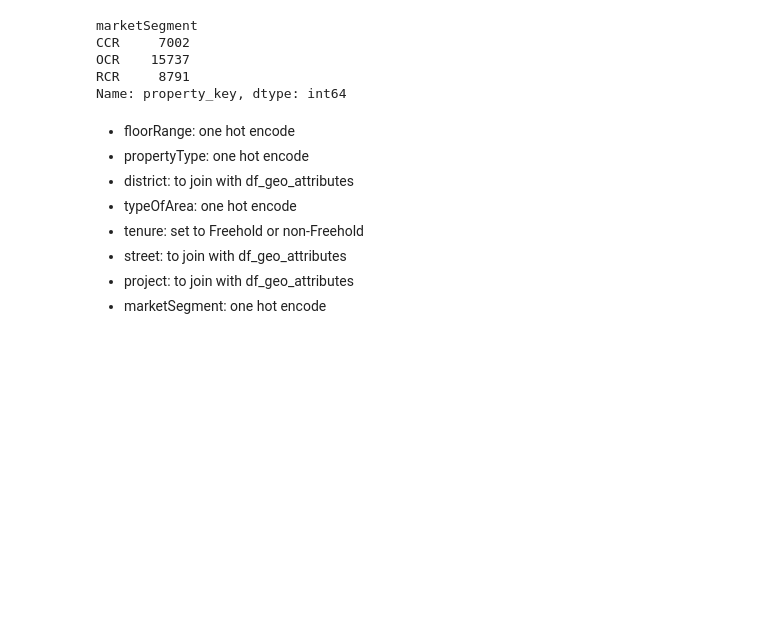
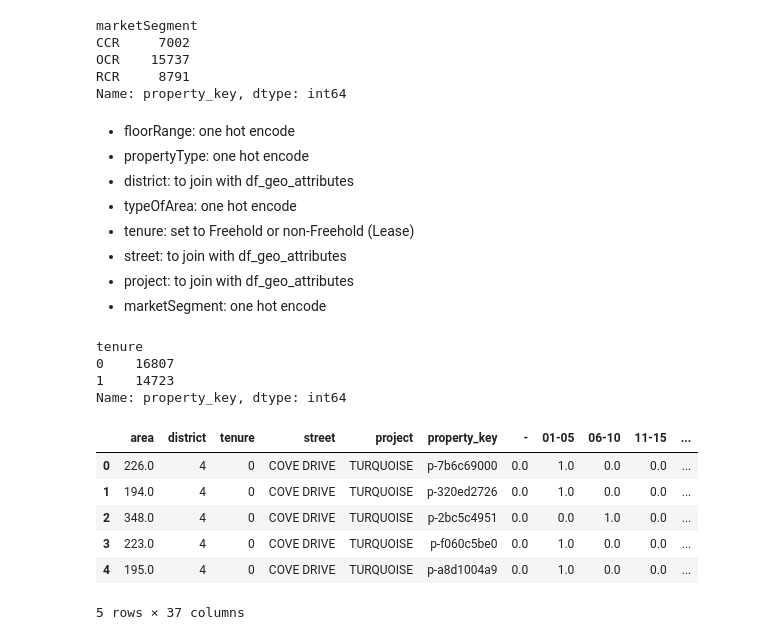
Before and after one commit to lyamlim97/singapore-rental-prediction, a Jupyter notebook: analysis.ipynb, the cells around one changed output. Saved outputs shown, nothing was run; the diff lists cells and outputs as text; code cells hidden in the pictures; blank space fills up the shorter version.

Commit message:
pre-process properties.csv

```diff
--- a/analysis.ipynb
+++ b/analysis.ipynb
@@ -271,7 +272,50 @@ Name: property_key, dtype: int64
 - propertyType: one hot encode
 - district: to join with df_geo_attributes
 - typeOfArea: one hot encode
-- tenure: set to Freehold or non-Freehold
+- tenure: set to Freehold or non-Freehold (Lease)
 - street: to join with df_geo_attributes
 - project: to join with df_geo_attributes
 - marketSegment: one hot encode
+# %%
+def tenure(row):
+    # Change to either Freehold or Lease
+    tenure = row["tenure"]
+    if tenure == "Freehold":
+        row["tenure"] = 1
+    else:
+        row["tenure"] = 0
+    return row
+
+
+df_properties = df_properties.apply(tenure, axis=1)
+# %%
+df_properties.groupby("tenure")["property_key"].agg("count")
+# %% [output]
+tenure
+0    16807
+1    14723
+Name: property_key, dtype: int64
+# %%
+# one hot encode for df_properties
+def one_hot(col, df):
+    ohe = OneHotEncoder()
+    transformed = ohe.fit_transform(df[[col]])
+    df[ohe.categories_[0]] = transformed.toarray()
+    df = df.drop(columns=col)
+
+    return df
+
+
+col_names = ["floorRange", "propertyType", "typeOfArea", "marketSegment"]
+for col in col_names:
+    df_properties = one_hot(col, df_properties)
+# %%
+df_properties.head()
+# %% [output]
+|  | area | district | tenure | street | project | property_key | - | 01-05 | 06-10 | 11-15 | ... |
+| 0 | 226.0 | 4 | 0 | COVE DRIVE | TURQUOISE | p-7b6c69000 | 0.0 | 1.0 | 0.0 | 0.0 | ... |
+| 1 | 194.0 | 4 | 0 | COVE DRIVE | TURQUOISE | p-320ed2726 | 0.0 | 1.0 | 0.0 | 0.0 | ... |
+| 2 | 348.0 | 4 | 0 | COVE DRIVE | TURQUOISE | p-2bc5c4951 | 0.0 | 0.0 | 1.0 | 0.0 | ... |
+| 3 | 223.0 | 4 | 0 | COVE DRIVE | TURQUOISE | p-f060c5be0 | 0.0 | 1.0 | 0.0 | 0.0 | ... |
+| 4 | 195.0 | 4 | 0 | COVE DRIVE | TURQUOISE | p-a8d1004a9 | 0.0 | 1.0 | 0.0 | 0.0 | ... |
+5 rows × 37 columns
```
Also changed, not shown: parts of 1 cell of this notebook.
